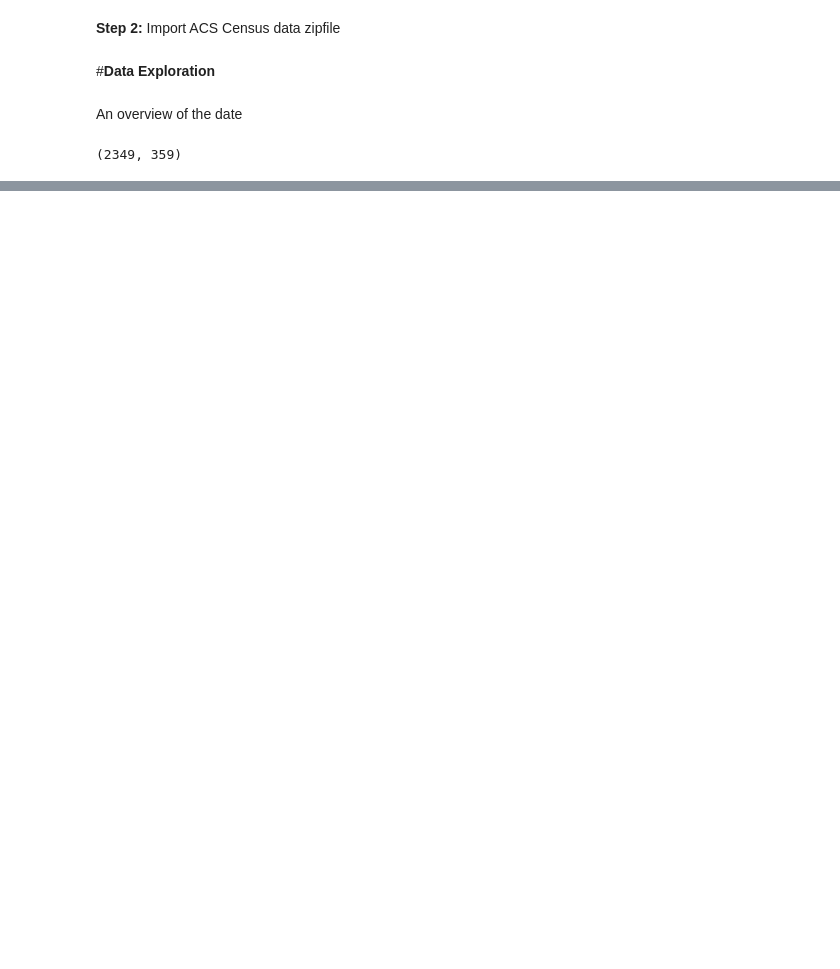
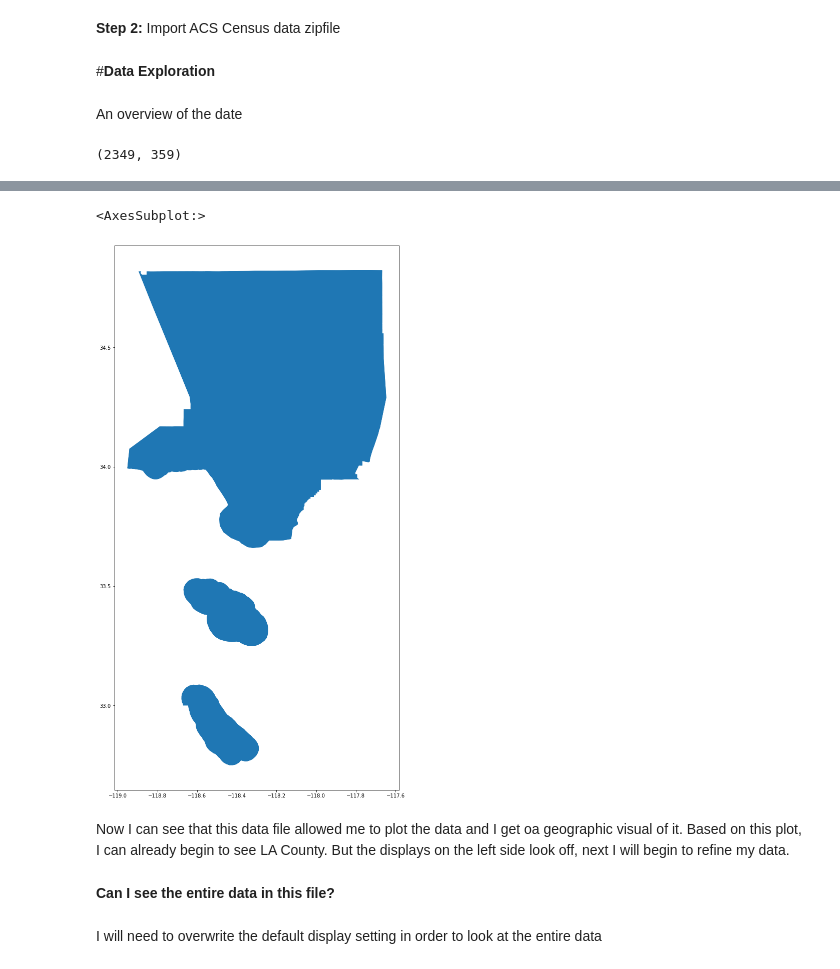
Before and after one commit to paotirado/up206-paola, a Jupyter notebook: Week 2/Week3GroupAssignment.ipynb, the cells around one changed output, grey strips where cells are left out. Saved outputs shown, nothing was run; the diff lists cells and outputs as text; code cells hidden in the pictures; blank space fills up the shorter version.

```diff
--- a/Week 2/Week3GroupAssignment.ipynb
+++ b/Week 2/Week3GroupAssignment.ipynb
@@ -48,0 +66,2 @@ race.tail()
+# %%
+race_ = gdp.read_file('Data/acs2019_5yr_B03002_14000US06037534001.geojson')
@@ -48,0 +94,11 @@ race.tail()
+# %%
+race_.plot(figsize=(20,20))
+# %% [output]
+<AxesSubplot:>
+[figure, added]
+# %% [markdown]
+Now I can see that this data file allowed me to plot the data and I get oa geographic visual of it. Based on this plot, I can already begin to see LA County. But the displays on the left side look off, next I will begin to refine my data.
+# %% [markdown]
+**Can I see the entire data in this file?**
+# %% [markdown]
+I will need to overwrite the default display setting in order to look at the entire data
```
Also changed, not shown: parts of 52 cells of this notebook.
